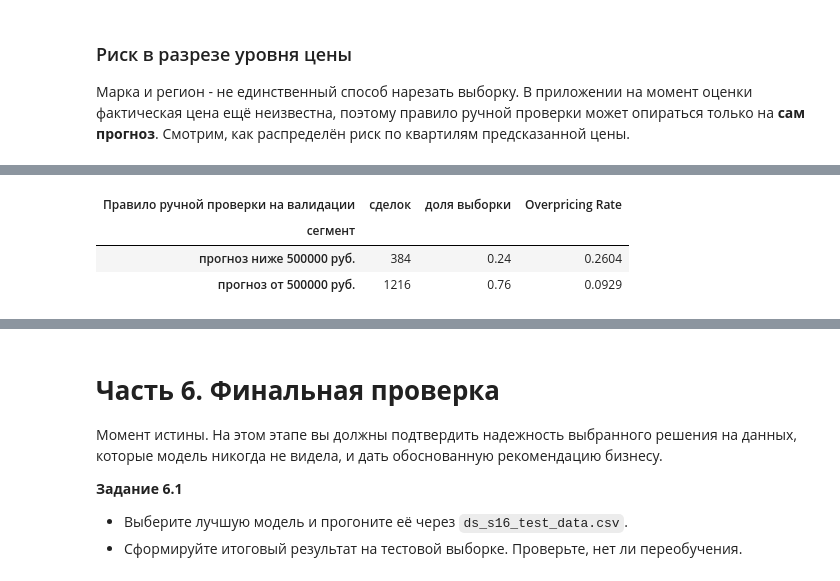
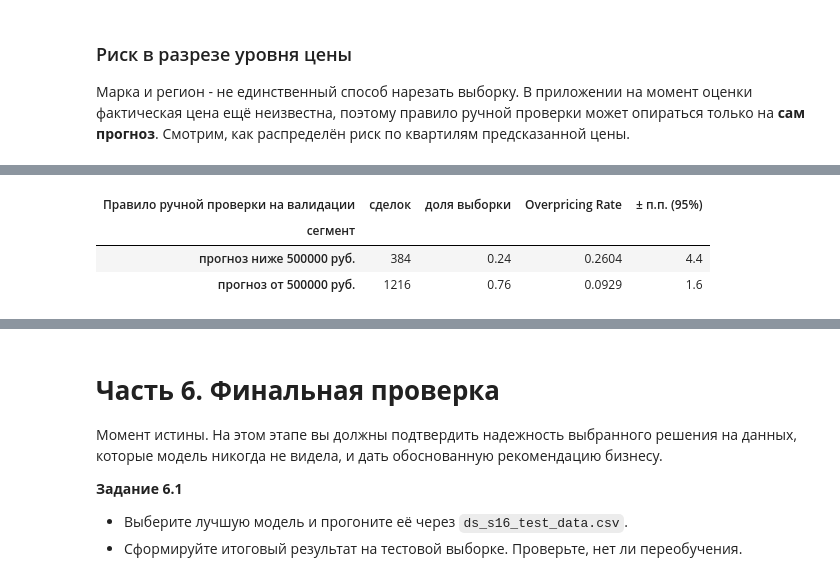
Before and after one commit to sergeyshmagin/MLDS, a Jupyter notebook: 51c3ffbf-518e-4434-b5db-bf800092ea64.ipynb, the cells around one changed output, grey strips where cells are left out. Drawn from its saved outputs; the diff is of its cells as text; code cells hidden in the pictures.

```diff
--- a/51c3ffbf-518e-4434-b5db-bf800092ea64.ipynb
+++ b/51c3ffbf-518e-4434-b5db-bf800092ea64.ipynb
@@ -1545,6 +1754,17 @@ plt.show()
 best_model = tuned_models[BEST_LIBRARY]
 best_val_pred = tuned_preds[BEST_LIBRARY]
 print(f'Лучшая модель по MAE на валидации: {BEST_LIBRARY}')
+
+
+def confidence_margin(rate, size):
+    """Половина 95%-го доверительного интервала доли, в процентных пунктах.
+
+    Нужна, чтобы отличать реальную зону риска от разброса выборки: в группе из
+    150 сделок доля переплат сама по себе гуляет на несколько пунктов.
+    """
+    rate = np.asarray(rate, dtype=float)
+    size = np.asarray(size, dtype=float)
+    return (1.96 * np.sqrt(rate * (1 - rate) / size) * 100).round(1)
 
 
 def segment_report(frame, column, y_true, y_pred):
@@ -1557,12 +1777,17 @@ def segment_report(frame, column, y_true, y_pred):
     rows = []
     for value, group in data.groupby(column):
         under = group['error_ratio'] < -RISK_LIMIT
+        over_rate = (group['error_ratio'] > RISK_LIMIT).mean()
+        # доверительный интервал доли: показывает, различимы ли группы вообще.
+        # При 130-220 наблюдениях половина разброса между марками - это шум выборки
+        margin = 1.96 * (over_rate * (1 - over_rate) / len(group)) ** 0.5
         rows.append({
             column: value,
             'сделок': len(group),
             'MAE': round((group['прогноз'] - group['факт']).abs().mean(), 0),
             'средняя ошибка, руб.': round((group['прогноз'] - group['факт']).mean(), 0),
-            'Overpricing Rate': round((group['error_ratio'] > RISK_LIMIT).mean(), 4),
+            'Overpricing Rate': round(over_rate, 4),
+            '± п.п. (95%)': round(margin * 100, 1),
             'Underpricing Rate': round(under.mean(), 4),
             'Underpricing Loss': round(
                 (group.loc[under, 'факт'] - group.loc[under, 'прогноз']).sum(), 0),
@@ -1652,6 +1877,8 @@ def price_level_report(y_true, y_pred, name):
     report.columns = ['сделок', 'средний прогноз', 'Overpricing Rate',
                       'Underpricing Rate', 'Underpricing Loss']
     report['Underpricing Loss на сделку'] = report['Underpricing Loss'] / report['сделок']
+    report.insert(3, '± п.п. (95%)', confidence_margin(report['Overpricing Rate'],
+                                                       report['сделок']))
     report = report.round({'средний прогноз': 0, 'Overpricing Rate': 4,
                            'Underpricing Rate': 4, 'Underpricing Loss': 0,
                            'Underpricing Loss на сделку': 0})
@@ -1673,6 +1900,8 @@ threshold_report = pd.DataFrame([
      'сделок': int((~cheap_val).sum()), 'доля выборки': round((~cheap_val).mean(), 4),
      'Overpricing Rate': round((val_ratio[~cheap_val] > RISK_LIMIT).mean(), 4)},
 ]).set_index('сегмент')
+threshold_report['± п.п. (95%)'] = confidence_margin(threshold_report['Overpricing Rate'],
+                                                     threshold_report['сделок'])
 threshold_report.columns.name = 'Правило ручной проверки на валидации'
 display(threshold_report)
 # %% [output]
@@ -1685,4 +1914,4 @@ display(threshold_report)
-| Правило ручной проверки на валидации | сделок | доля выборки | Overpricing Rate |
-| сегмент |  |  |  |
-| прогноз ниже 500000 руб. | 384 | 0.24 | 0.2604 |
-| прогноз от 500000 руб. | 1216 | 0.76 | 0.0929 |
+| Правило ручной проверки на валидации | сделок | доля выборки | Overpricing Rate | ± п.п. (95%) |
+| сегмент |  |  |  |  |
+| прогноз ниже 500000 руб. | 384 | 0.24 | 0.2604 | 4.4 |
+| прогноз от 500000 руб. | 1216 | 0.76 | 0.0929 | 1.6 |
```
Also changed, not shown: parts of 40 cells of this notebook, 2 other files.
